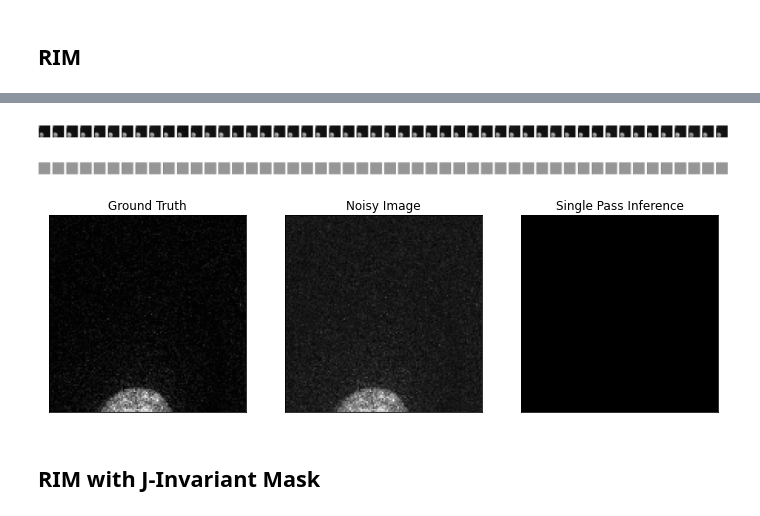
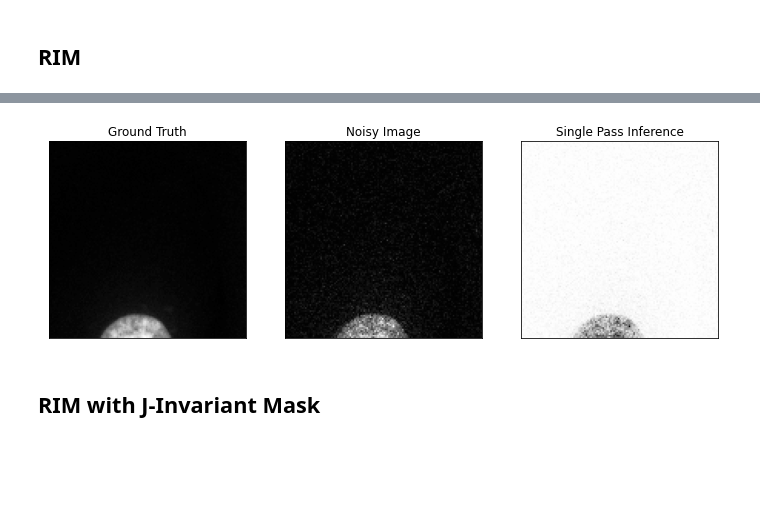
Before and after one commit to EmaadKhwaja/Deep-Learning-Denoising, a Jupyter notebook: Deep-Notebook.ipynb, the cells around one changed output, grey strips where cells are left out. Cells and saved outputs as stored; diff of their text form; code cells hidden in the pictures; blank space fills up the shorter version.

```diff
--- a/Deep-Notebook.ipynb
+++ b/Deep-Notebook.ipynb
@@ -160,7 +163,7 @@ for i, batch in enumerate(data_loader):
         denoised_arr = np.clip(denoised.numpy()[0, 0], 0, 1).astype(np.float64)
         clean_comp=np.clip(clean_images.detach().cpu().numpy()[0, 0], 0, 1).astype(np.float64)
         best_psnr = compare_psnr(denoised_arr, clean_comp)
-        best_images.append(denoised)
+        best_images.append(denoised*net_input)
         clean_image_corr.append(clean_images)
         print("\tModel PSNR: ", np.round(best_psnr, 2))
 # %% [output]
@@ -194,11 +194,3 @@ plot_tensors(clean_image_corr)
-# %%
-plot_tensors(net_input)
-# %% [output]
-[figure, removed]
-# %%
-plot_tensors(net_output)
-# %% [output]
-[figure, removed]
 # %%
 i, test_batch = next(enumerate(validation_loader))
 noisy, clean = test_batch
@@ -206,10 +198,10 @@ noisy, clean = test_batch
 simple_output = model(noisy,st)
 # %%
 idx = 2
-plot_tensors([clean[idx], noisy[idx], simple_output[1][idx]],
+plot_tensors([clean[idx], noisy[idx], simple_output[1][idx]*noisy[idx]],
             ["Ground Truth", "Noisy Image", "Single Pass Inference"])
 # %% [output]
-[figure, old version]
+[figure, new version]
 # %% [markdown]
 ## RIM with J-Invariant Mask
 # %%
```
Also changed, not shown: parts of 3 cells of this notebook.
